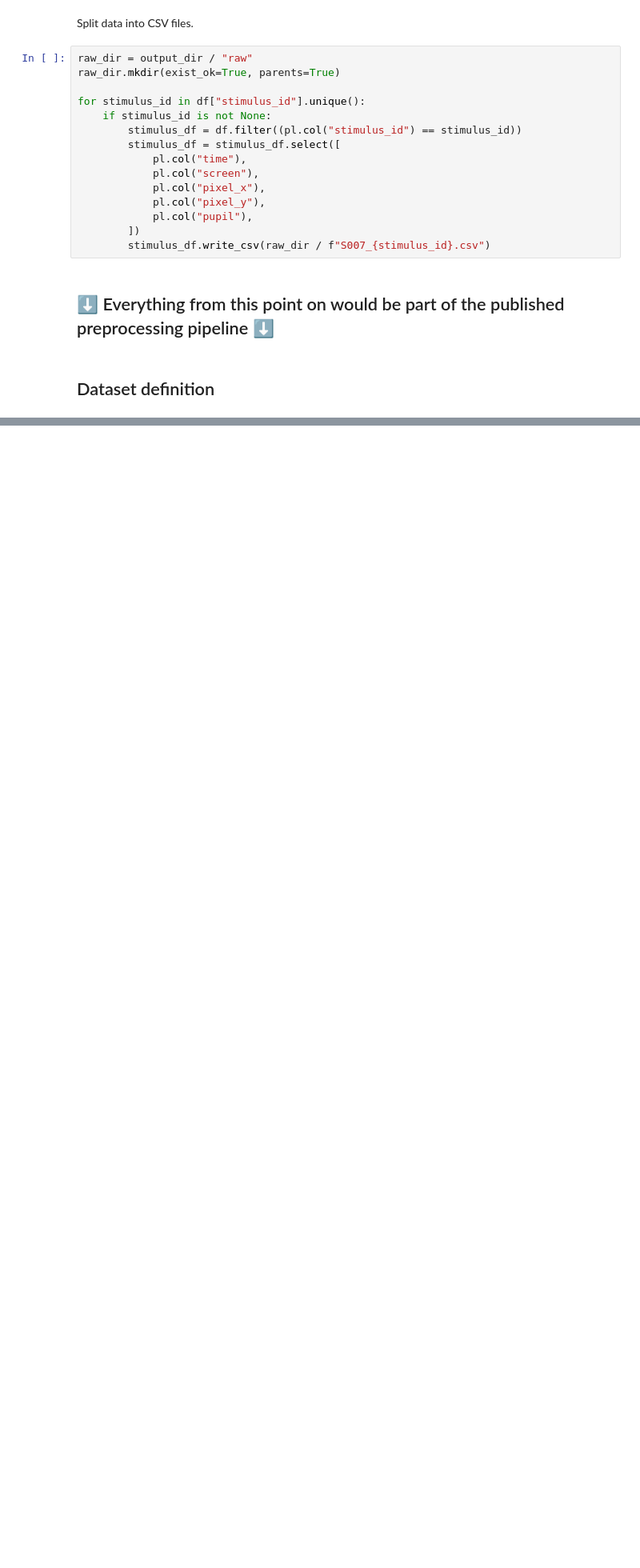
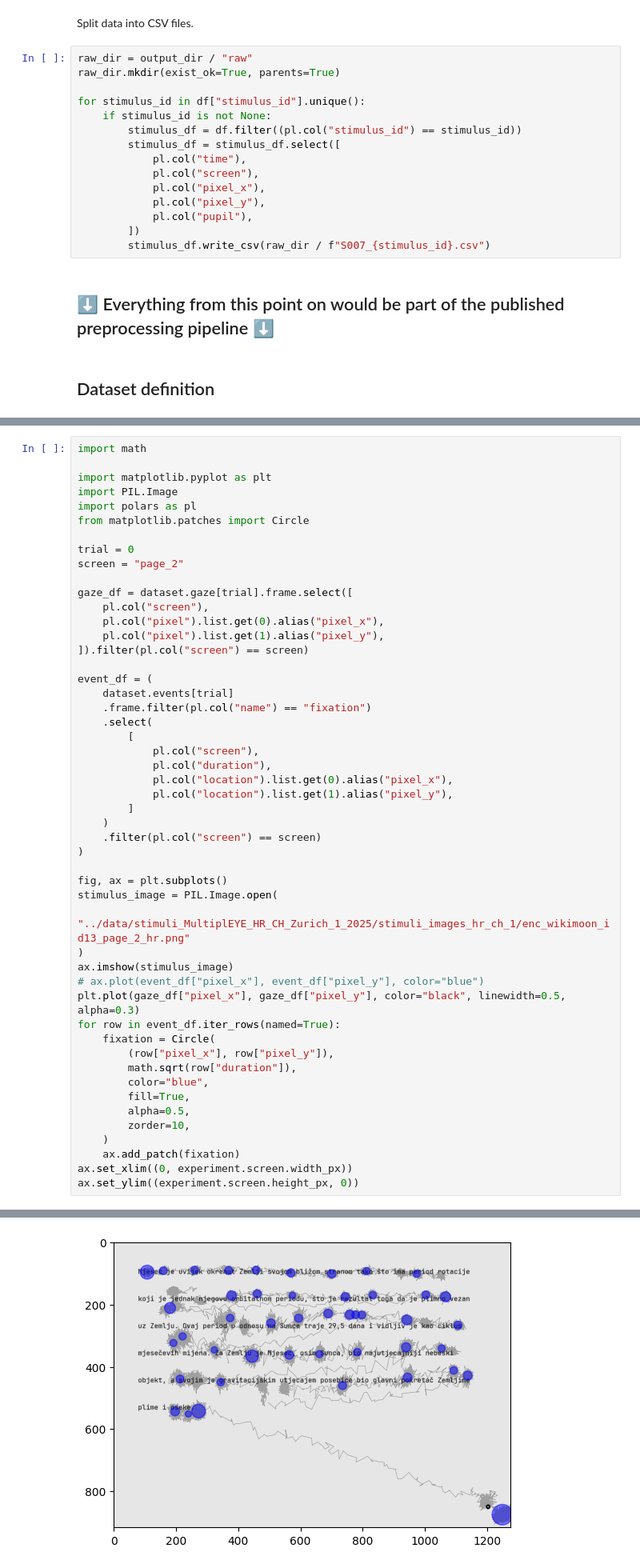
Before and after one commit to theDebbister/multipleye-preprocessing, a Jupyter notebook: preprocessing.ipynb, the cells around one changed output, grey strips where cells are left out. Shown at 80% size. Saved outputs shown, nothing was run; the diff lists cells and outputs as text; blank space fills up the shorter version.

Commit message:
Add gaze plot

```diff
--- a/preprocessing.ipynb
+++ b/preprocessing.ipynb
@@ -311,0 +221,51 @@ Error:
+# %%
+import math
+
+import matplotlib.pyplot as plt
+import PIL.Image
+import polars as pl
+from matplotlib.patches import Circle
+
+trial = 0
+screen = "page_2"
+
+gaze_df = dataset.gaze[trial].frame.select([
+    pl.col("screen"),
+    pl.col("pixel").list.get(0).alias("pixel_x"),
+    pl.col("pixel").list.get(1).alias("pixel_y"),
+]).filter(pl.col("screen") == screen)
+
+event_df = (
+    dataset.events[trial]
+    .frame.filter(pl.col("name") == "fixation")
+    .select(
+        [
+            pl.col("screen"),
+            pl.col("duration"),
+            pl.col("location").list.get(0).alias("pixel_x"),
+            pl.col("location").list.get(1).alias("pixel_y"),
+        ]
+    )
+    .filter(pl.col("screen") == screen)
+)
+
+fig, ax = plt.subplots()
+stimulus_image = PIL.Image.open(
+    "../data/stimuli_MultiplEYE_HR_CH_Zurich_1_2025/stimuli_images_hr_ch_1/enc_wikimoon_id13_page_2_hr.png"
+)
+ax.imshow(stimulus_image)
+# ax.plot(event_df["pixel_x"], event_df["pixel_y"], color="blue")
+plt.plot(gaze_df["pixel_x"], gaze_df["pixel_y"], color="black", linewidth=0.5, alpha=0.3)
+for row in event_df.iter_rows(named=True):
+    fixation = Circle(
+        (row["pixel_x"], row["pixel_y"]),
+        math.sqrt(row["duration"]),
+        color="blue",
+        fill=True,
+        alpha=0.5,
+        zorder=10,
+    )
+    ax.add_patch(fixation)
+ax.set_xlim((0, experiment.screen.width_px))
+ax.set_ylim((experiment.screen.height_px, 0))
+# %% [output]
@@ -311,0 +273 @@ Error:
+[figure, added]
```
Also changed, not shown: parts of 12 cells of this notebook, 1 other file.
